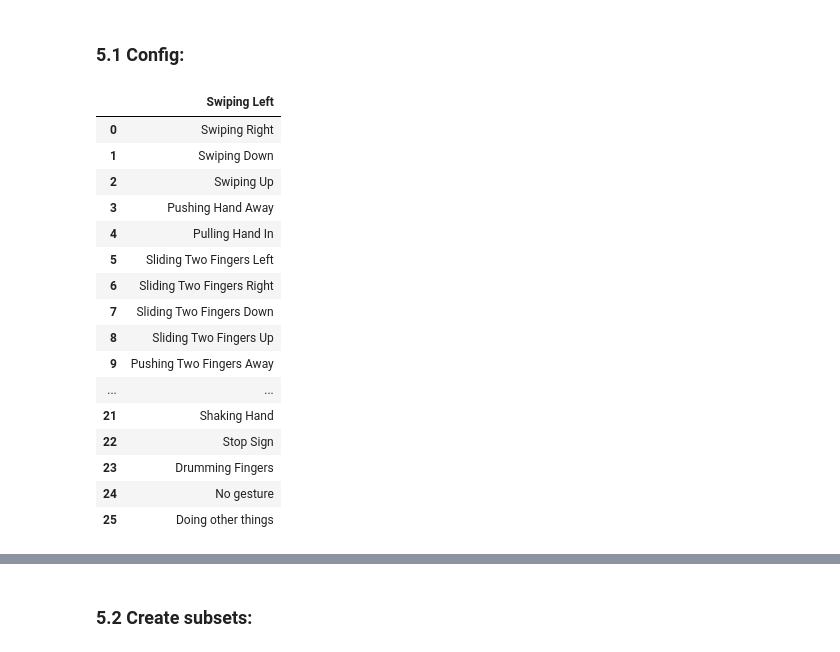
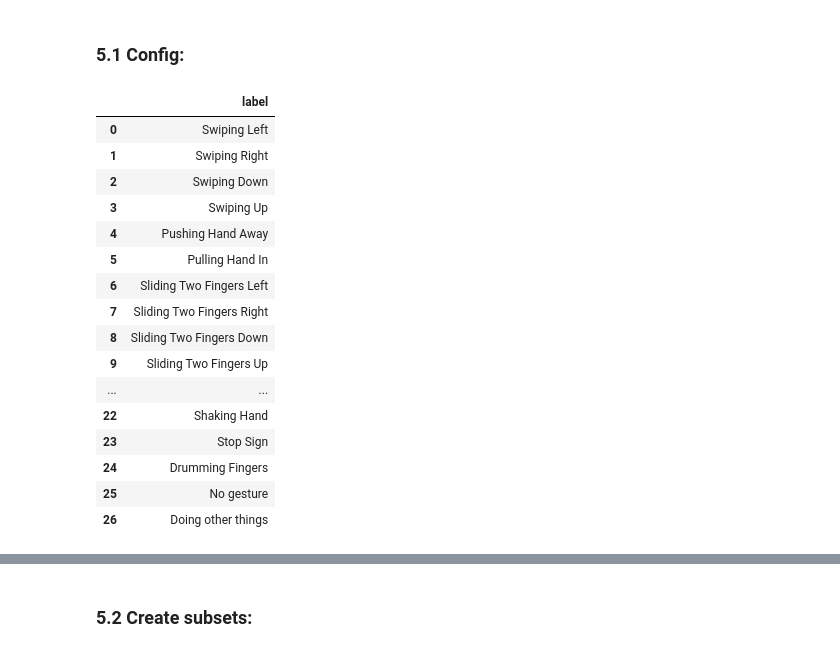
Before and after one commit to hubertmaka/gesture-recognition, a Jupyter notebook: gesture_recognition.ipynb, the cells around one changed output, grey strips where cells are left out. Drawn from its saved outputs; the diff is of its cells as text; code cells hidden in the pictures.

```diff
--- a/gesture_recognition.ipynb
+++ b/gesture_recognition.ipynb
@@ -182,24 +214,25 @@ val_df.to_csv(os.path.join(JESTER_DATASET_DIR_PATH, "info", "val_df.csv"), index
 train_df = pd.read_csv(os.path.join(JESTER_DATASET_DIR_PATH, "info", "train_df.csv"))
 val_df = pd.read_csv(os.path.join(JESTER_DATASET_DIR_PATH, "info", "val_df.csv"))
 # %%
-labels_info = pd.read_csv(os.path.join(JESTER_DATASET_DIR_PATH, "info", "jester-v1-labels.csv"))
+columns = ["label"]
+labels_info = pd.read_csv(os.path.join(JESTER_DATASET_DIR_PATH, "info", "jester-v1-labels.csv"), names=columns)
 labels_info
 # %% [output]
-|  | Swiping Left |
-| 0 | Swiping Right |
-| 1 | Swiping Down |
-| 2 | Swiping Up |
-| 3 | Pushing Hand Away |
-| 4 | Pulling Hand In |
-| 5 | Sliding Two Fingers Left |
-| 6 | Sliding Two Fingers Right |
-| 7 | Sliding Two Fingers Down |
-| 8 | Sliding Two Fingers Up |
-| 9 | Pushing Two Fingers Away |
+|  | label |
+| 0 | Swiping Left |
+| 1 | Swiping Right |
+| 2 | Swiping Down |
+| 3 | Swiping Up |
+| 4 | Pushing Hand Away |
+| 5 | Pulling Hand In |
+| 6 | Sliding Two Fingers Left |
+| 7 | Sliding Two Fingers Right |
+| 8 | Sliding Two Fingers Down |
+| 9 | Sliding Two Fingers Up |
 | ... | ... |
-| 21 | Shaking Hand |
-| 22 | Stop Sign |
-| 23 | Drumming Fingers |
-| 24 | No gesture |
-| 25 | Doing other things |
+| 22 | Shaking Hand |
+| 23 | Stop Sign |
+| 24 | Drumming Fingers |
+| 25 | No gesture |
+| 26 | Doing other things |
 # %%
```
Also changed, not shown: parts of 20 cells of this notebook.
